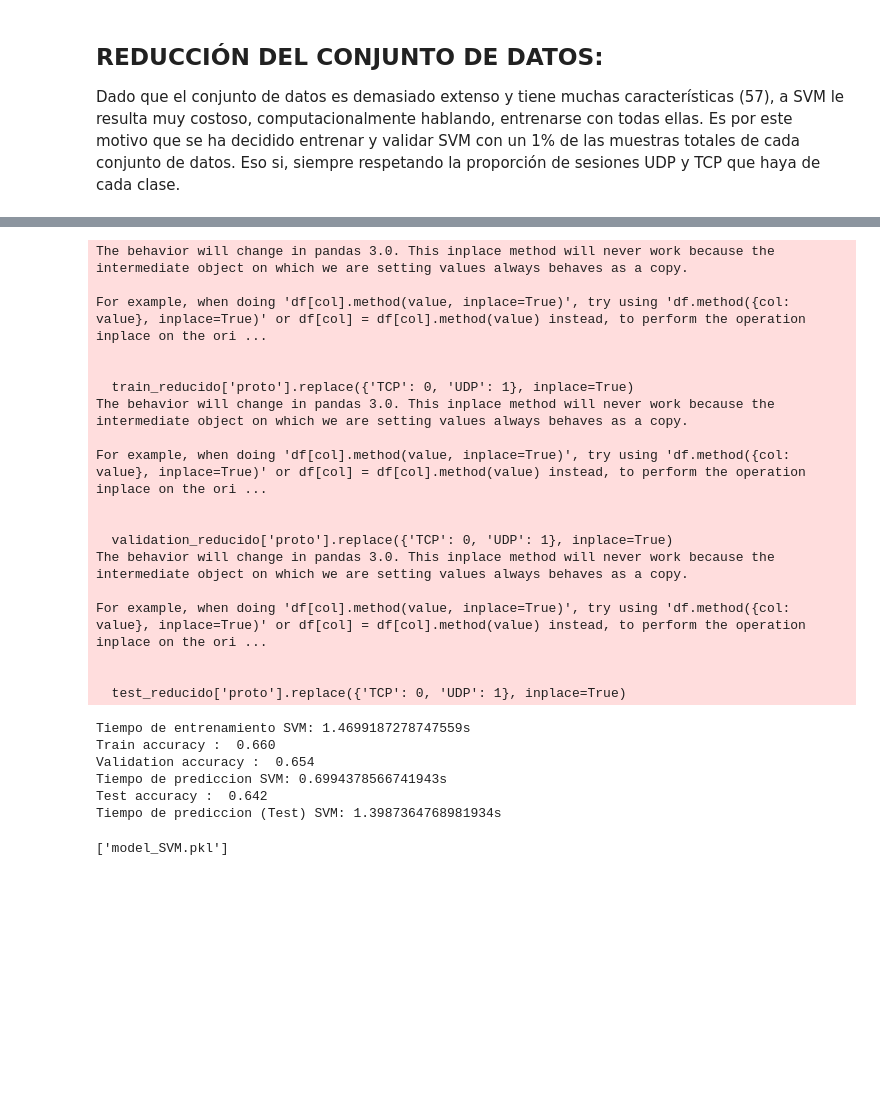
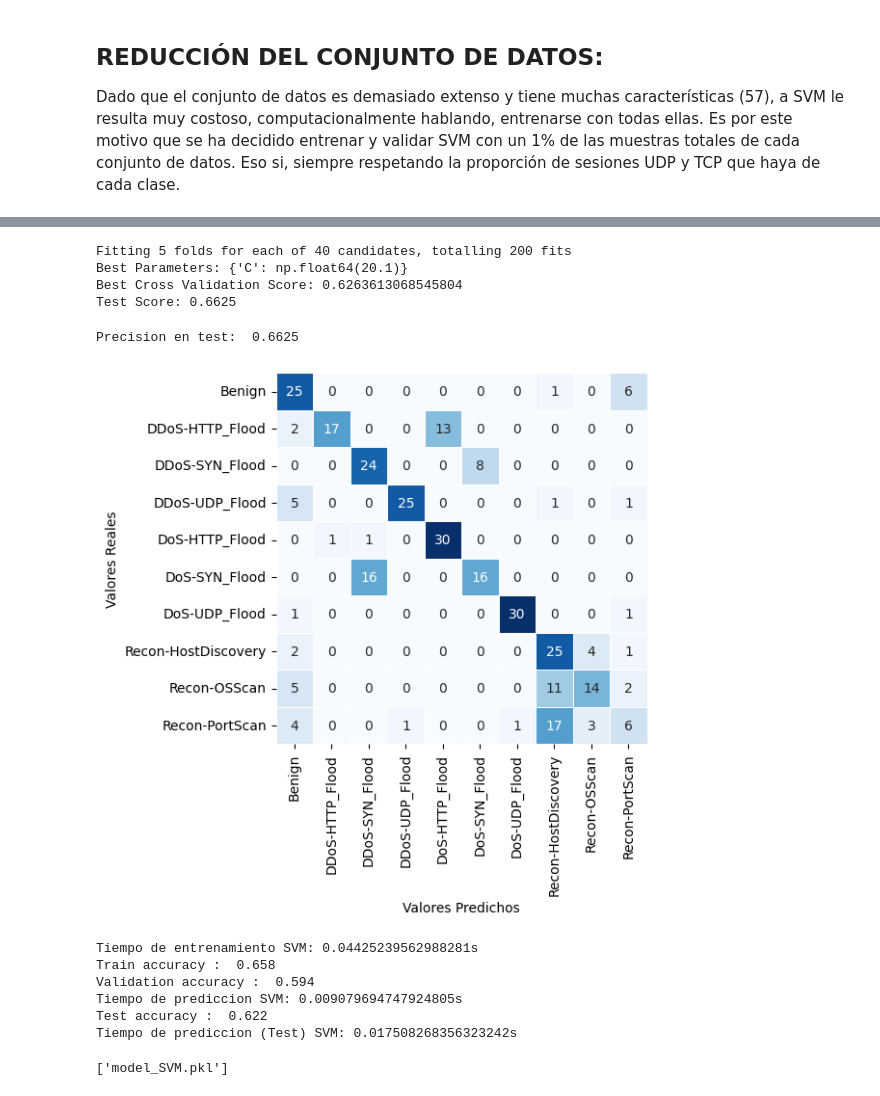
Before and after one commit to JorgeIrai/IoT-Quantum-IDS, a Jupyter notebook: Classic-IDS/Classic-IDS.ipynb, the cells around one changed output, grey strips where cells are left out. Drawn from its saved outputs; the diff is of its cells as text; code cells hidden in the pictures; blank space fills up the shorter version.

Commit message:
SVM Pipeline Added, QSVM trained

```diff
--- a/Classic-IDS/Classic-IDS.ipynb
+++ b/Classic-IDS/Classic-IDS.ipynb
@@ -419,7 +420,7 @@ train=train.drop(columns='Unnamed: 0')
 validation=validation.drop(columns = 'Unnamed: 0')
 test=test.drop(columns='Unnamed: 0')
 # %%
-porcentaje_mantener = 0.01
+porcentaje_mantener = 0.001
 
 
 train_reducido_udp = train[train['proto'] == 'UDP'].groupby('category').sample(frac=porcentaje_mantener)
@@ -453,27 +454,8 @@ Recon-OSScan           1117
 Name: count, dtype: int64
 # %%
-train_reducido['proto'].replace({'TCP': 0, 'UDP': 1}, inplace=True)
-validation_reducido['proto'].replace({'TCP': 0, 'UDP': 1}, inplace=True)
-test_reducido['proto'].replace({'TCP': 0, 'UDP': 1}, inplace=True)
+train_reducido['proto'] = train_reducido['proto'].map({'TCP': 0, 'UDP': 1})
+validation_reducido['proto'] = validation_reducido['proto'].map({'TCP': 0, 'UDP': 1})
+test_reducido['proto'] = test_reducido['proto'].map({'TCP': 0, 'UDP': 1})
-# %% [output]
-The behavior will change in pandas 3.0. This inplace method will never work because the intermediate object on which we are setting values always behaves as a copy.
-
-For example, when doing 'df[col].method(value, inplace=True)', try using 'df.method({col: value}, inplace=True)' or df[col] = df[col].method(value) instead, to perform the operation inplace on the ori ...
-
-
-  train_reducido['proto'].replace({'TCP': 0, 'UDP': 1}, inplace=True)
-The behavior will change in pandas 3.0. This inplace method will never work because the intermediate object on which we are setting values always behaves as a copy.
-
-For example, when doing 'df[col].method(value, inplace=True)', try using 'df.method({col: value}, inplace=True)' or df[col] = df[col].method(value) instead, to perform the operation inplace on the ori ...
-
-
-  validation_reducido['proto'].replace({'TCP': 0, 'UDP': 1}, inplace=True)
-The behavior will change in pandas 3.0. This inplace method will never work because the intermediate object on which we are setting values always behaves as a copy.
-
-For example, when doing 'df[col].method(value, inplace=True)', try using 'df.method({col: value}, inplace=True)' or df[col] = df[col].method(value) instead, to perform the operation inplace on the ori ...
-
-
-  test_reducido['proto'].replace({'TCP': 0, 'UDP': 1}, inplace=True)
 # %%
 # Separar características y etiquetas para conjunto de entrenamiento
 X_train_reducido = train_reducido.drop(columns=['category'])
@@ -493,6 +475,44 @@ norm = StandardScaler()
 X_train_reducido = norm.fit_transform(X_train_reducido)
 X_val_reducido = norm.fit_transform(X_val_reducido)
 X_test_reducido = norm.fit_transform(X_test_reducido)
+# %%
+SVM = svm.SVC(kernel='rbf', gamma='scale')
+
+param_grid = {'C': list(np.arange(0.1, 40, 1))}
+grid = GridSearchCV(estimator=SVM, param_grid=param_grid, cv=5, scoring='accuracy', verbose=1)
+grid.fit(X_train_reducido, y_train_reducido)
+
+print('Best Parameters:', grid.best_params_)
+print('Best Cross Validation Score:', grid.best_score_)
+print('Test Score:', grid.score(X_test_reducido, y_test_reducido))
+# %% [output]
+Fitting 5 folds for each of 40 candidates, totalling 200 fits
+Best Parameters: {'C': np.float64(20.1)}
+Best Cross Validation Score: 0.6263613068545804
+Test Score: 0.6625
+# %%
+SVM =  grid.best_estimator_
+y_pred = SVM.predict(X_test_reducido)
+print('Precision en test: ', accuracy_score(y_test_reducido, y_pred))
+# %% [output]
+Precision en test:  0.6625
+# %%
+cm1 = confusion_matrix(y_test_reducido, y_pred)
+normalized_matrix = cm1 #/ cm.sum(axis=1, keepdims=True)
+
+class_names = ['Benign', 'DDoS-HTTP_Flood', 'DDoS-SYN_Flood', 'DDoS-UDP_Flood', 'DoS-HTTP_Flood', 'DoS-SYN_Flood', 'DoS-UDP_Flood', 'Recon-HostDiscovery', 'Recon-OSScan', 'Recon-PortScan']
+
+sns.heatmap(normalized_matrix, annot = True, fmt = '0.0f', linewidth=0.5, xticklabels=class_names,
+            yticklabels=class_names, square = True, cmap='Blues', cbar = False)
+
+fig = plt.gcf()
+fig.set_size_inches(5, 5)
+
+plt.ylabel('Valores Reales')
+plt.xlabel('Valores Predichos')
+plt.show()
+# %% [output]
+[figure, added]
 # %%
 SVM = svm.SVC(kernel='rbf')#, C=1, gamma='auto')
 
@@ -520,12 +540,12 @@ stop2=time.time()
 tiempo2 = stop2 - start2
 print(f"Tiempo de prediccion (Test) SVM: {tiempo2}s")
 # %% [output]
-Tiempo de entrenamiento SVM: 1.4699187278747559s
-Train accuracy :  0.660
-Validation accuracy :  0.654
-Tiempo de prediccion SVM: 0.6994378566741943s
-Test accuracy :  0.642
-Tiempo de prediccion (Test) SVM: 1.3987364768981934s
+Tiempo de entrenamiento SVM: 0.04425239562988281s
+Train accuracy :  0.658
+Validation accuracy :  0.594
+Tiempo de prediccion SVM: 0.009079694747924805s
+Test accuracy :  0.622
+Tiempo de prediccion (Test) SVM: 0.017508268356323242s
 # %%
 #Guardar modelo con Joblib
 import joblib
```
Also changed, not shown: parts of 2 cells of this notebook, 7 other files.
